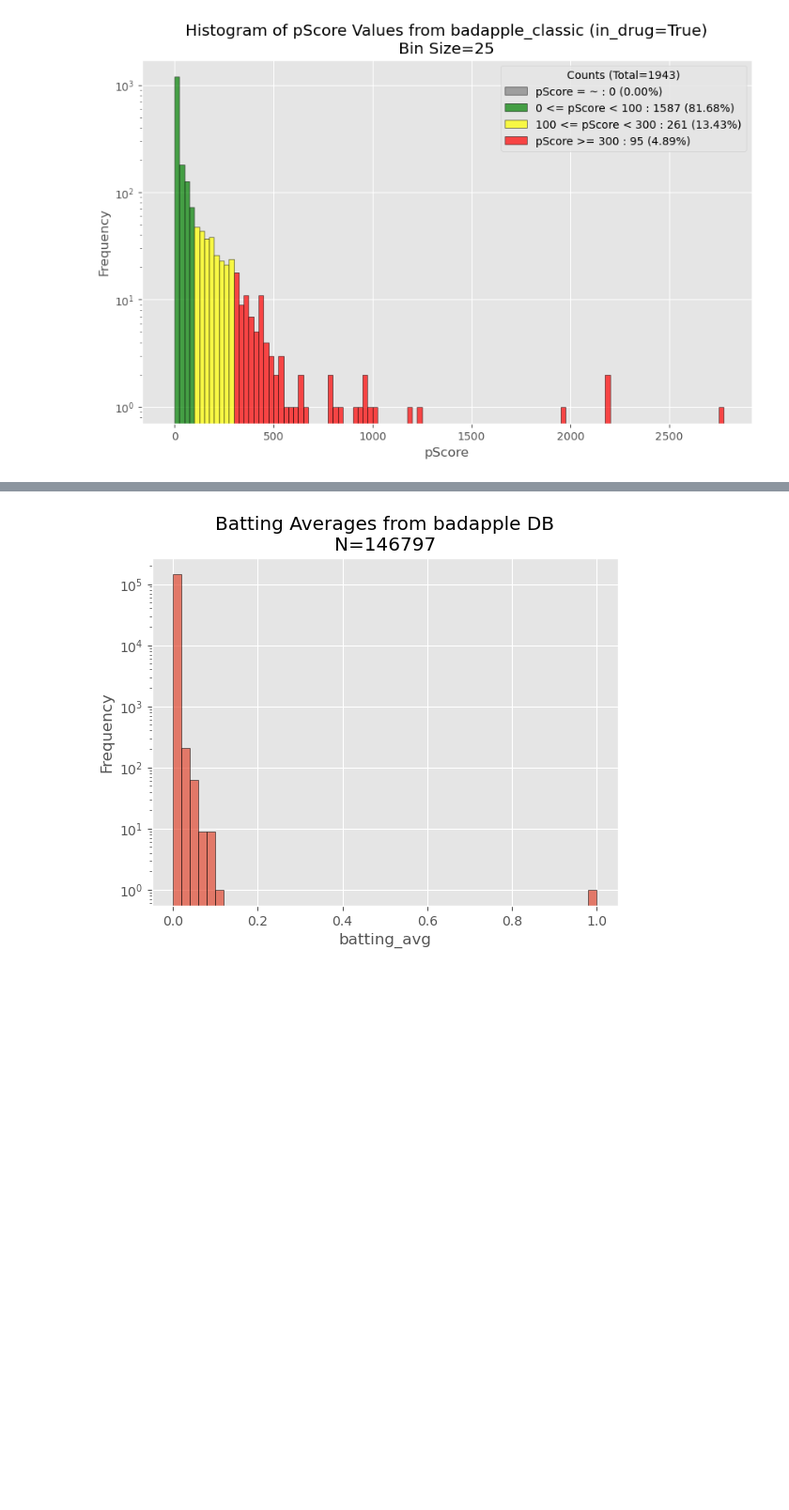
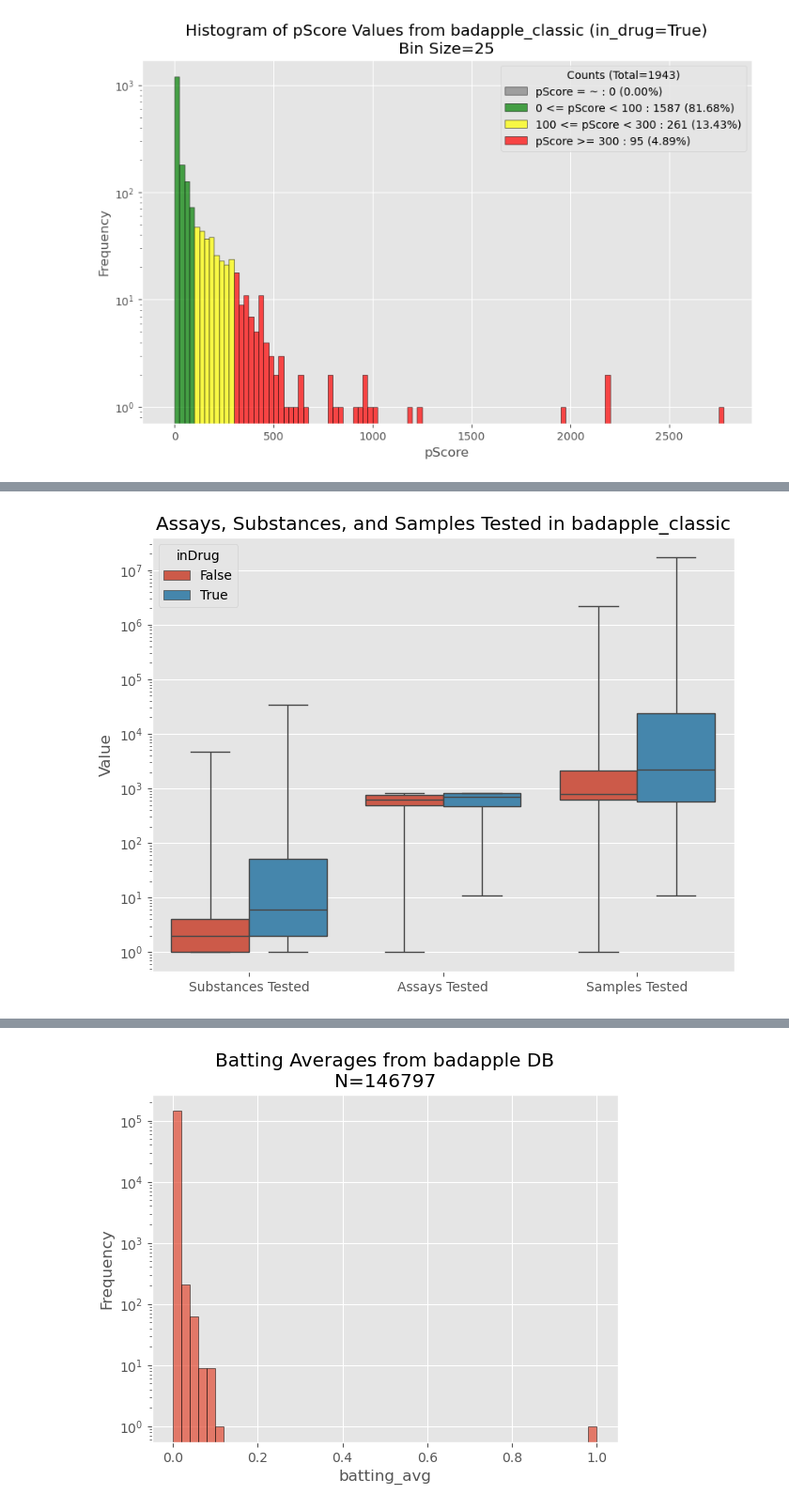
Before and after one commit to unmtransinfo/Badapple2, a Jupyter notebook: badapple1_comparison/src/notebooks/badapple-vs-badapple_classic.ipynb, the cells around one changed output, grey strips where cells are left out. Shown at 94% size. Saved outputs shown, nothing was run; the diff lists cells and outputs as text; code cells hidden in the pictures; blank space fills up the shorter version.

```diff
--- a/badapple1_comparison/src/notebooks/badapple-vs-badapple_classic.ipynb
+++ b/badapple1_comparison/src/notebooks/badapple-vs-badapple_classic.ipynb
@@ -607,0 +646,4 @@ comparison_batting_avg_df = get_batting_avg_df(comparison_scaf_stats)
+# %%
+create_ntested_boxplot(comparison_stats_df, "badapple_classic", "badapple_classic_boxplot_stats.png")
+# %% [output]
+[figure, added]
```
Also changed, not shown: parts of 20 cells of this notebook.
